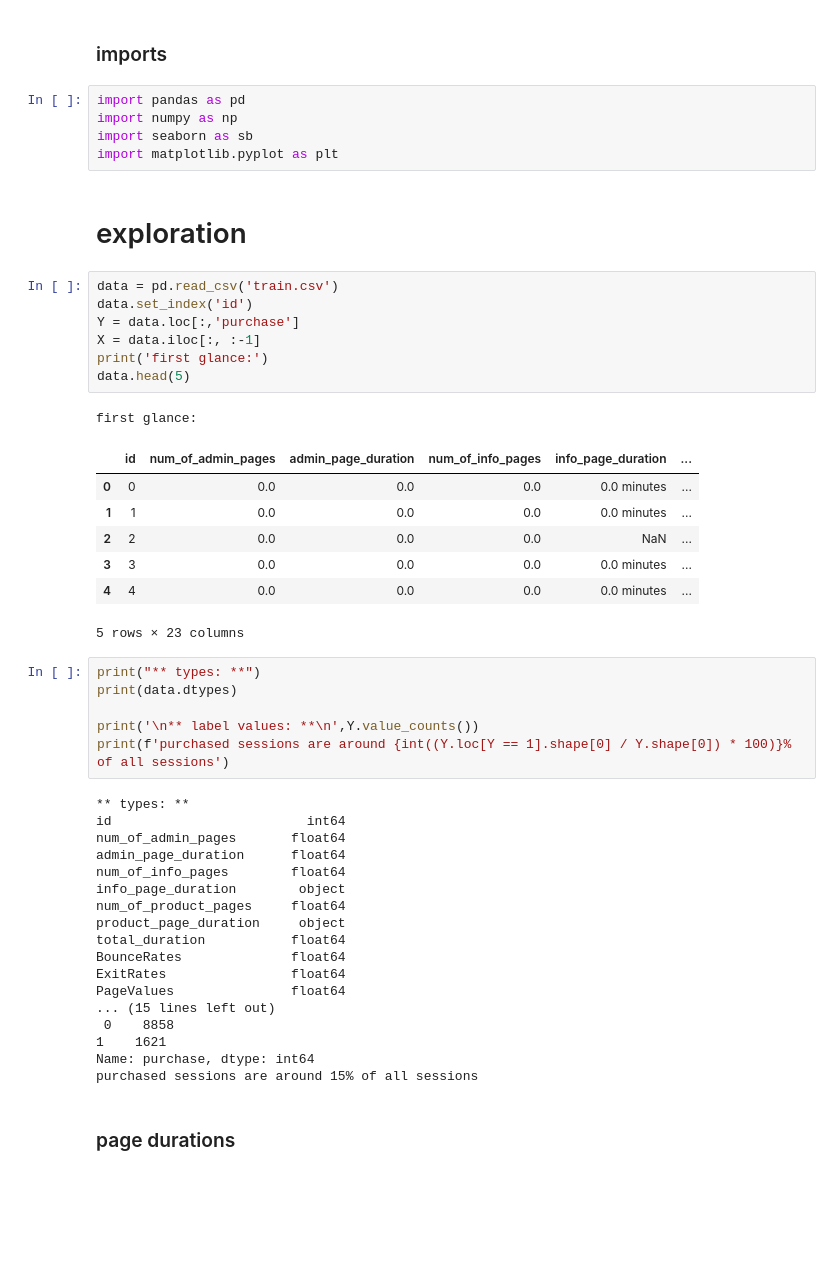
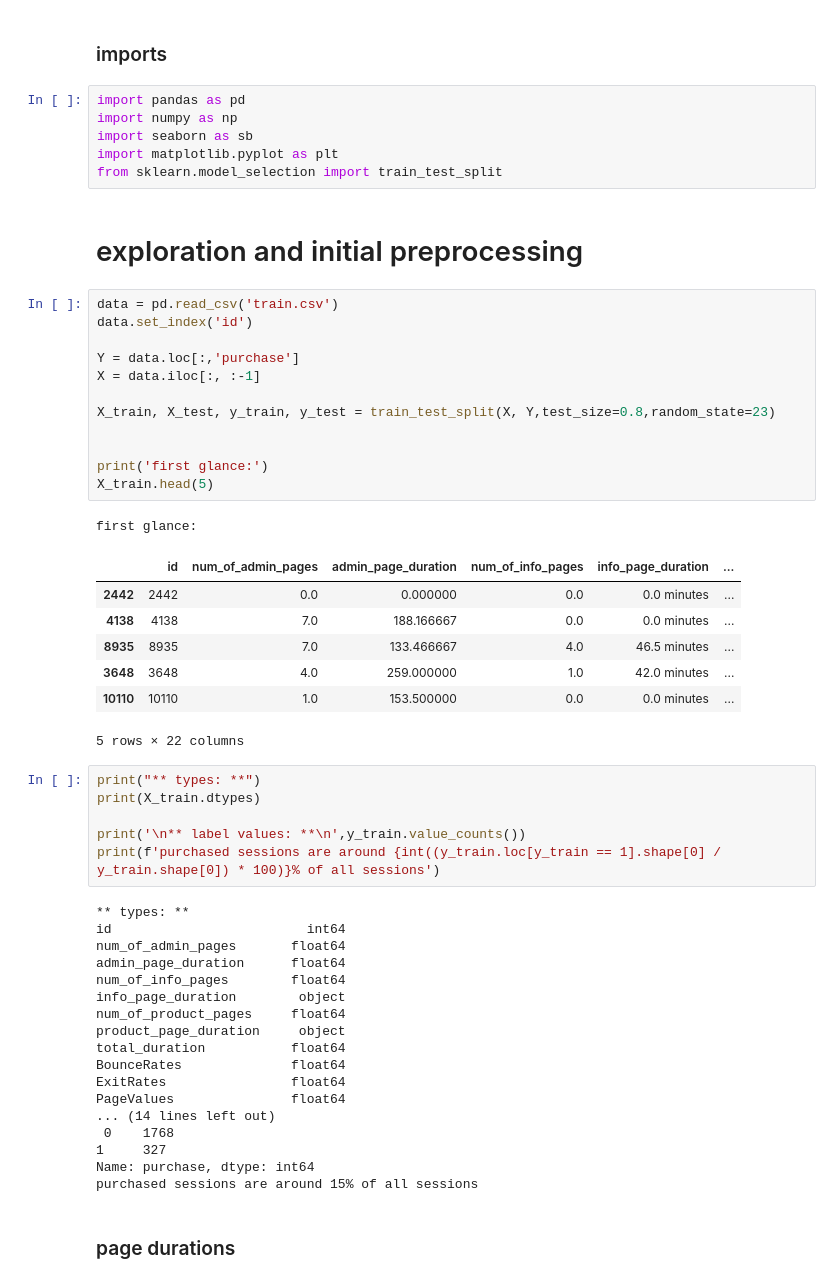
Before and after one commit to MrPupik/INTO_TO_ML, a Jupyter notebook: project/proj.ipynb, the cells around one changed output. Cells and saved outputs as stored; diff of their text form; blank space fills up the shorter version.

```diff
--- a/project/proj.ipynb
+++ b/project/proj.ipynb
@@ -5,30 +5,36 @@ import pandas as pd
 import numpy as np
 import seaborn as sb
 import matplotlib.pyplot as plt
+from sklearn.model_selection import train_test_split
 # %% [markdown]
-# exploration
+# exploration and initial preprocessing
 # %%
 data = pd.read_csv('train.csv')
 data.set_index('id')
+
 Y = data.loc[:,'purchase']
 X = data.iloc[:, :-1]
+
+X_train, X_test, y_train, y_test = train_test_split(X, Y,test_size=0.8,random_state=23)
+
+
 print('first glance:')
-data.head(5)
+X_train.head(5)
 # %% [output]
 first glance:
 |  | id | num_of_admin_pages | admin_page_duration | num_of_info_pages | info_page_duration | ... |
-| 0 | 0 | 0.0 | 0.0 | 0.0 | 0.0 minutes | ... |
-| 1 | 1 | 0.0 | 0.0 | 0.0 | 0.0 minutes | ... |
-| 2 | 2 | 0.0 | 0.0 | 0.0 | NaN | ... |
-| 3 | 3 | 0.0 | 0.0 | 0.0 | 0.0 minutes | ... |
-| 4 | 4 | 0.0 | 0.0 | 0.0 | 0.0 minutes | ... |
+| 2442 | 2442 | 0.0 | 0.000000 | 0.0 | 0.0 minutes | ... |
+| 4138 | 4138 | 7.0 | 188.166667 | 0.0 | 0.0 minutes | ... |
+| 8935 | 8935 | 7.0 | 133.466667 | 4.0 | 46.5 minutes | ... |
+| 3648 | 3648 | 4.0 | 259.000000 | 1.0 | 42.0 minutes | ... |
+| 10110 | 10110 | 1.0 | 153.500000 | 0.0 | 0.0 minutes | ... |
-5 rows × 23 columns
+5 rows × 22 columns
 # %%
 print("** types: **")
-print(data.dtypes)
+print(X_train.dtypes)
 
-print('\n** label values: **\n',Y.value_counts())
-print(f'purchased sessions are around {int((Y.loc[Y == 1].shape[0] / Y.shape[0]) * 100)}% of all sessions')
+print('\n** label values: **\n',y_train.value_counts())
+print(f'purchased sessions are around {int((y_train.loc[y_train == 1].shape[0] / y_train.shape[0]) * 100)}% of all sessions')
 # %% [output]
 ** types: **
 id                         int64
@@ -42,9 +48,9 @@ total_duration           float64
 BounceRates              float64
 ExitRates                float64
 PageValues               float64
-... (15 lines left out)
- 0    8858
-1    1621
+... (14 lines left out)
+ 0    1768
+1     327
 Name: purchase, dtype: int64
 purchased sessions are around 15% of all sessions
 # %% [markdown]
```
Also changed, not shown: parts of 13 cells of this notebook.
